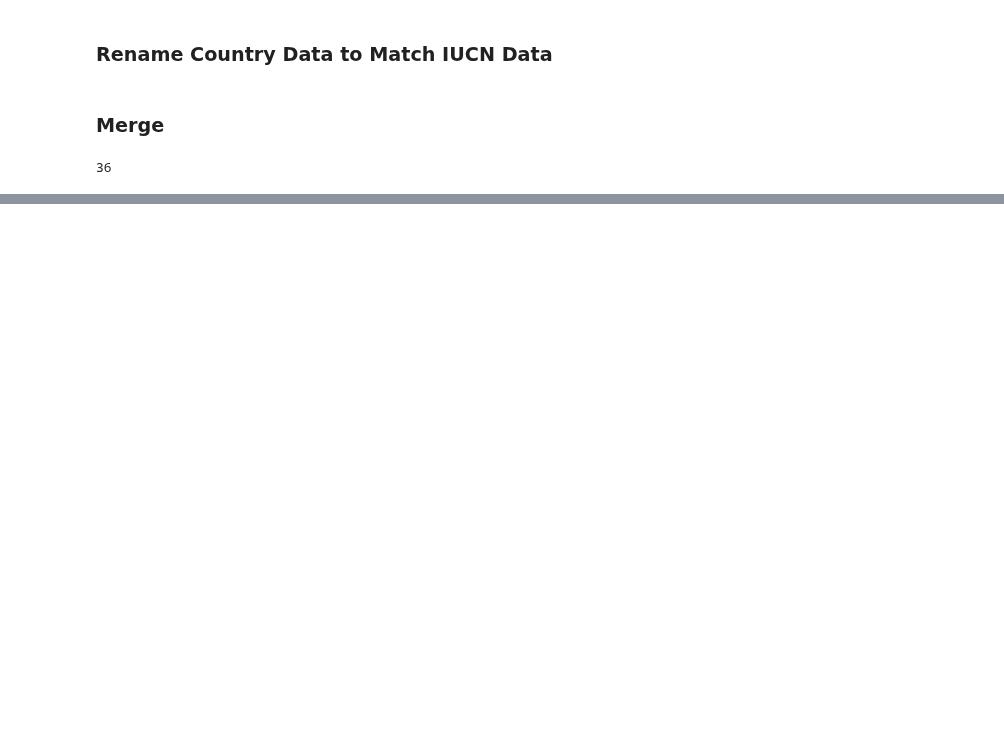
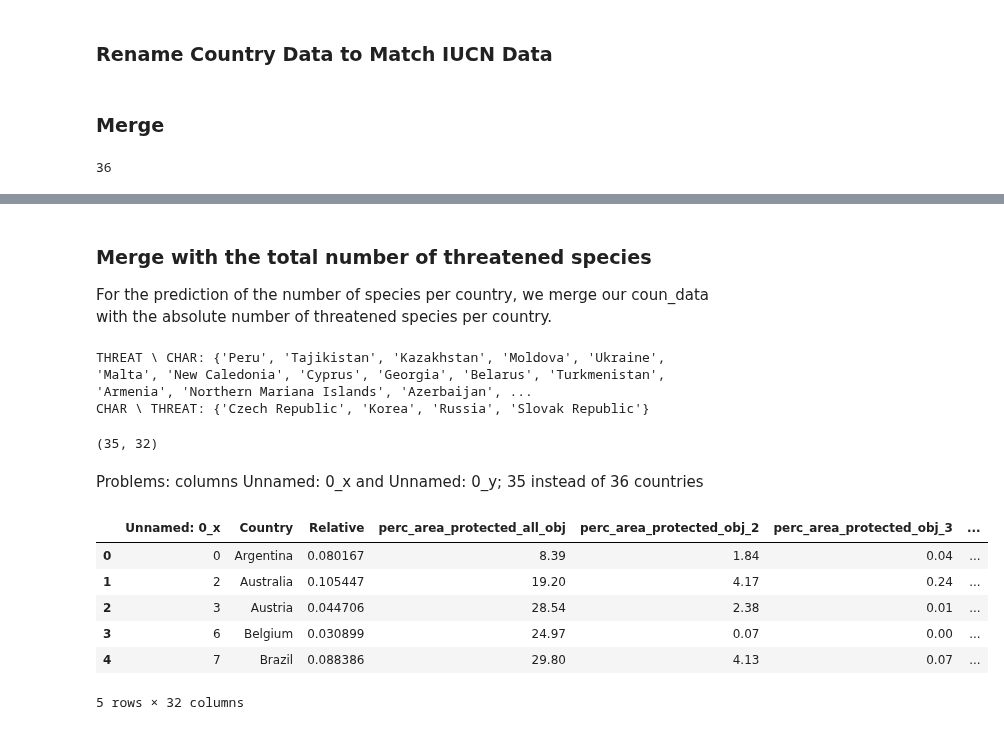
Before and after one commit to MarkusKiesel93/DOPPThreatenedSpecies, a Jupyter notebook: merged_data_analysis.ipynb, the cells around one changed output, grey strips where cells are left out. Drawn from its saved outputs; the diff is of its cells as text; code cells hidden in the pictures; blank space fills up the shorter version.

Commit message:
merge relative numbers with country characteristics

```diff
--- a/merged_data_analysis.ipynb
+++ b/merged_data_analysis.ipynb
@@ -16,6 +16,7 @@ PATH_LAND_COVER = 'data/OECD/LAND_COVER_2018_DATA.csv'
 PATH_AIR = 'data/OECD/greenhouse_gases_2020_pred.csv'
 PATH_CLIMATE = 'data/climate/climate_features.csv'
 PATH_IUCN = 'data/IUCN/scraped'
+PATH_IUCN_REL = 'data/IUCN/THREATENED_RELATIVE.csv'
 PATHS_COUN = [PATH_PROTECED_AREA, PATH_LAND_COVER, PATH_CLIMATE, PATH_AIR] # AIR IS MISSING
 # %% [markdown]
 # IUCN Data
@@ -258,0 +266,28 @@ full_data['Country'].nunique()
+# %% [markdown]
+### Merge with the total number of threatened species
+For the prediction of the number of species per country, we merge our coun_data with the absolute number of threatened species per country.
+# %%
+threatened_relative = pd.read_csv(PATH_IUCN_REL)
+threatened_countries = set(threatened_relative['Country'].unique())
+print('THREAT \ CHAR: {}'.format(threatened_countries.difference(char_countries)))
+print('CHAR \ THREAT: {}'.format(char_countries.difference(threatened_countries)))
+# %% [output]
+THREAT \ CHAR: {'Peru', 'Tajikistan', 'Kazakhstan', 'Moldova', 'Ukraine', 'Malta', 'New Caledonia', 'Cyprus', 'Georgia', 'Belarus', 'Turkmenistan', 'Armenia', 'Northern Mariana Islands', 'Azerbaijan', ...
+CHAR \ THREAT: {'Czech Republic', 'Korea', 'Russia', 'Slovak Republic'}
+# %%
+full_threatened = threatened_relative.merge(coun_data, on='Country', how='inner')
+full_threatened.shape
+# %% [output]
+(35, 32)
+# %% [markdown]
+Problems: columns Unnamed: 0_x and Unnamed: 0_y; 35 instead of 36 countries
+# %%
+full_threatened.head()
+# %% [output]
+|  | Unnamed: 0_x | Country | Relative | perc_area_protected_all_obj | perc_area_protected_obj_2 | perc_area_protected_obj_3 | ... |
+| 0 | 0 | Argentina | 0.080167 | 8.39 | 1.84 | 0.04 | ... |
+| 1 | 2 | Australia | 0.105447 | 19.20 | 4.17 | 0.24 | ... |
+| 2 | 3 | Austria | 0.044706 | 28.54 | 2.38 | 0.01 | ... |
+| 3 | 6 | Belgium | 0.030899 | 24.97 | 0.07 | 0.00 | ... |
+| 4 | 7 | Brazil | 0.088386 | 29.80 | 4.13 | 0.07 | ... |
+5 rows × 32 columns
```
Also changed, not shown: parts of 13 cells of this notebook.
